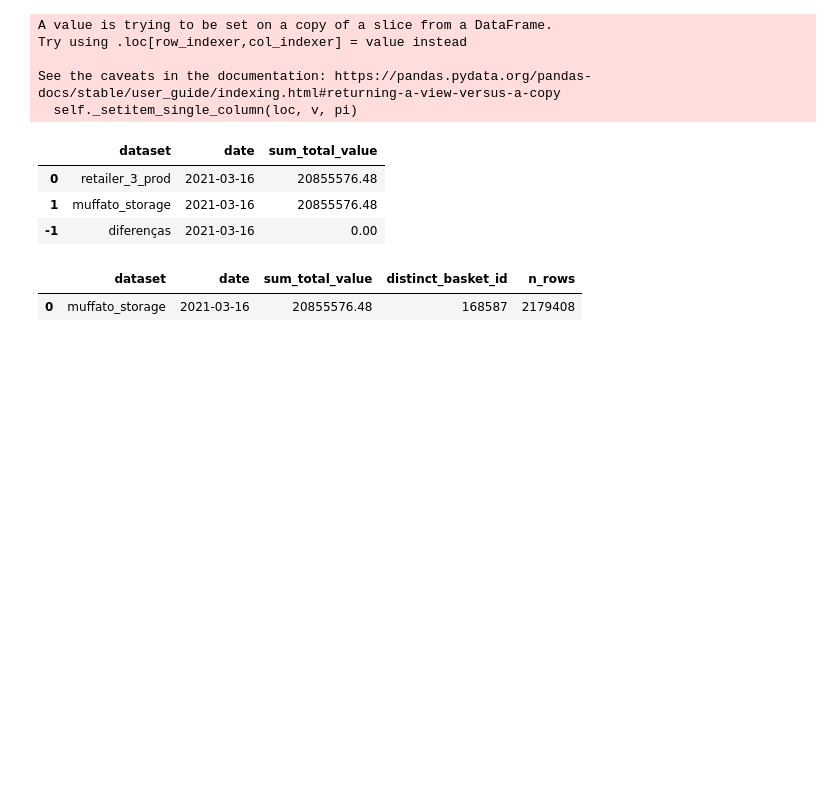
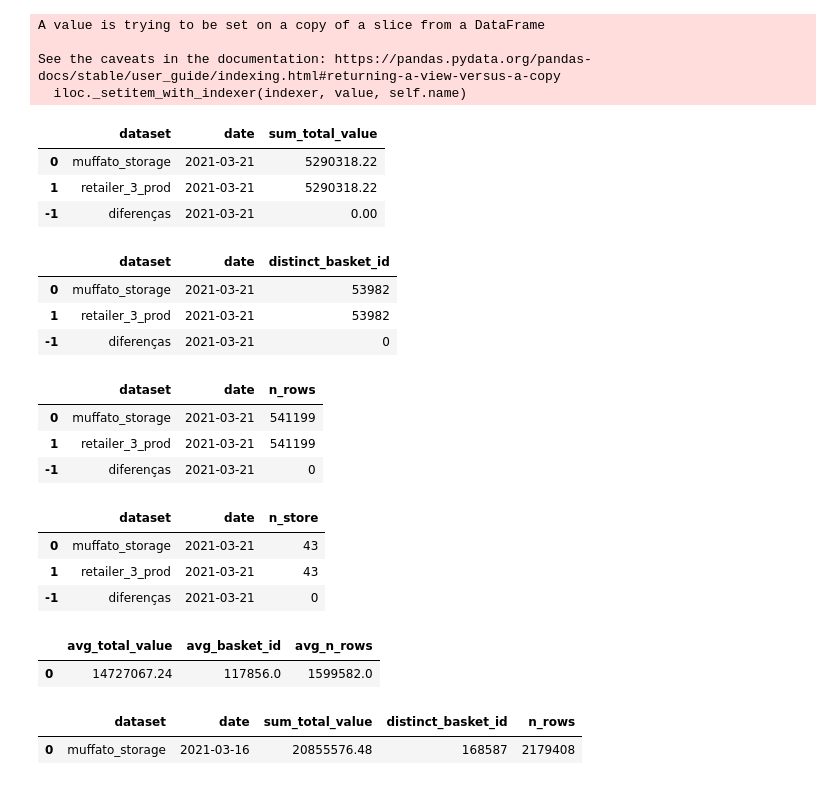
Before and after one commit to mediar-solutions/bender_muffato, a Jupyter notebook: queries/teste.ipynb, the cells around one changed output. Cells and saved outputs as stored; diff of their text form; code cells hidden in the pictures; blank space fills up the shorter version.

```diff
--- a/queries/teste.ipynb
+++ b/queries/teste.ipynb
@@ -81,15 +87,32 @@ display(n_store)
-# %%
-total_value.loc[-1] = ['diferenças',total_value['date'][0],(total_value['sum_total_value'][0]-total_value['sum_total_value'][1])]
-# %% [output]
-A value is trying to be set on a copy of a slice from a DataFrame.
-Try using .loc[row_indexer,col_indexer] = value instead
-
-See the caveats in the documentation: https://pandas.pydata.org/pandas-docs/stable/user_guide/indexing.html#returning-a-view-versus-a-copy
-  self._setitem_single_column(loc, v, pi)
-# %%
-total_value
-# %% [output]
-|  | dataset | date | sum_total_value |
-| 0 | retailer_3_prod | 2021-03-16 | 20855576.48 |
-| 1 | muffato_storage | 2021-03-16 | 20855576.48 |
-| -1 | diferenças | 2021-03-16 | 0.00 |
+# %%
+total_value.loc[-1] = ['diferenças',total_value['date'][0],(total_value['sum_total_value'][0]-total_value['sum_total_value'][1])]
+basket_id.loc[-1] = ['diferenças',basket_id['date'][0],(basket_id['distinct_basket_id'][0]-basket_id['distinct_basket_id'][1])]
+n_rows.loc[-1] = ['diferenças',n_rows['date'][0],(n_rows['n_rows'][0]-n_rows['n_rows'][1])]
+n_store.loc[-1] = ['diferenças',n_store['date'][0],(n_store['n_store'][0]-n_store['n_store'][1])]
+# %% [output]
+A value is trying to be set on a copy of a slice from a DataFrame
+
+See the caveats in the documentation: https://pandas.pydata.org/pandas-docs/stable/user_guide/indexing.html#returning-a-view-versus-a-copy
+  iloc._setitem_with_indexer(indexer, value, self.name)
+# %%
+display(total_value)
+display(basket_id)
+display(n_rows)
+display(n_store)
+# %% [output]
+|  | dataset | date | sum_total_value |
+| 0 | muffato_storage | 2021-03-21 | 5290318.22 |
+| 1 | retailer_3_prod | 2021-03-21 | 5290318.22 |
+| -1 | diferenças | 2021-03-21 | 0.00 |
+|  | dataset | date | distinct_basket_id |
+| 0 | muffato_storage | 2021-03-21 | 53982 |
+| 1 | retailer_3_prod | 2021-03-21 | 53982 |
+| -1 | diferenças | 2021-03-21 | 0 |
+|  | dataset | date | n_rows |
+| 0 | muffato_storage | 2021-03-21 | 541199 |
+| 1 | retailer_3_prod | 2021-03-21 | 541199 |
+| -1 | diferenças | 2021-03-21 | 0 |
+|  | dataset | date | n_store |
+| 0 | muffato_storage | 2021-03-21 | 43 |
+| 1 | retailer_3_prod | 2021-03-21 | 43 |
+| -1 | diferenças | 2021-03-21 | 0 |
@@ -96,3 +121,8 @@ total_value
+# %%
+df_avg
+# %% [output]
+|  | avg_total_value | avg_basket_id | avg_n_rows |
+| 0 | 14727067.24 | 117856.0 | 1599582.0 |
 # %%
 df1 = df1.drop([1])
 # %%
```
Also changed, not shown: parts of 12 cells of this notebook.
